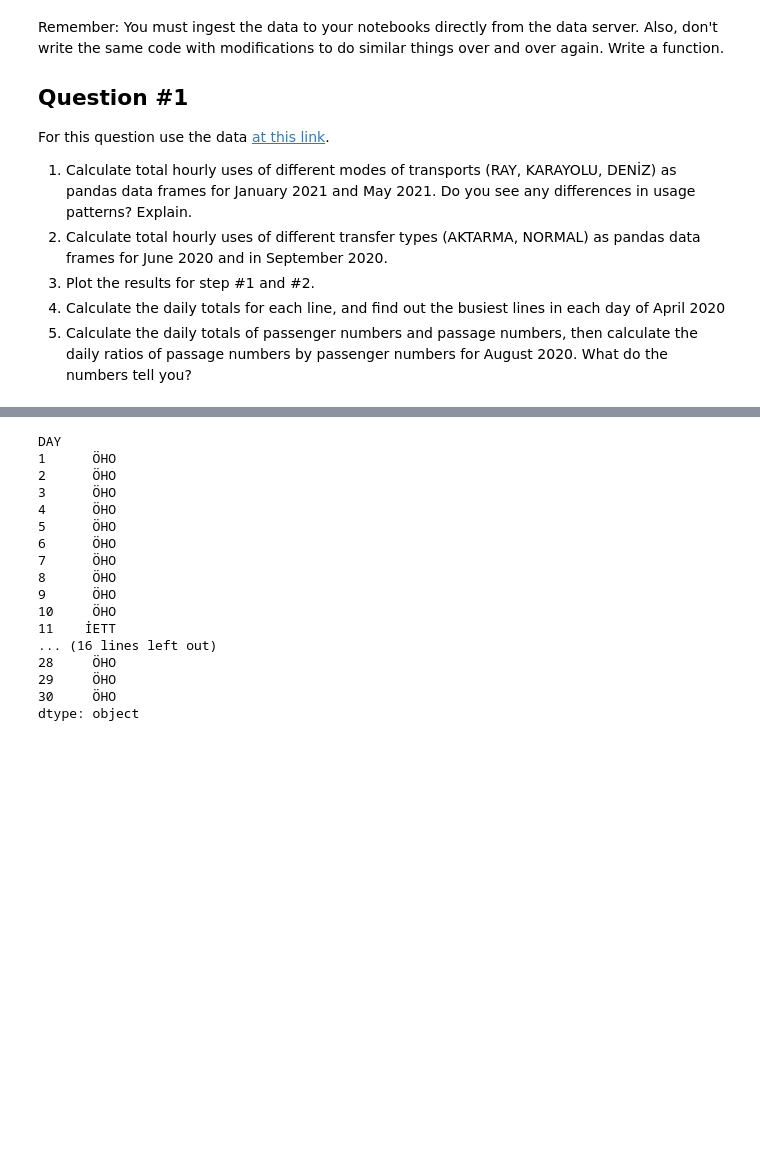
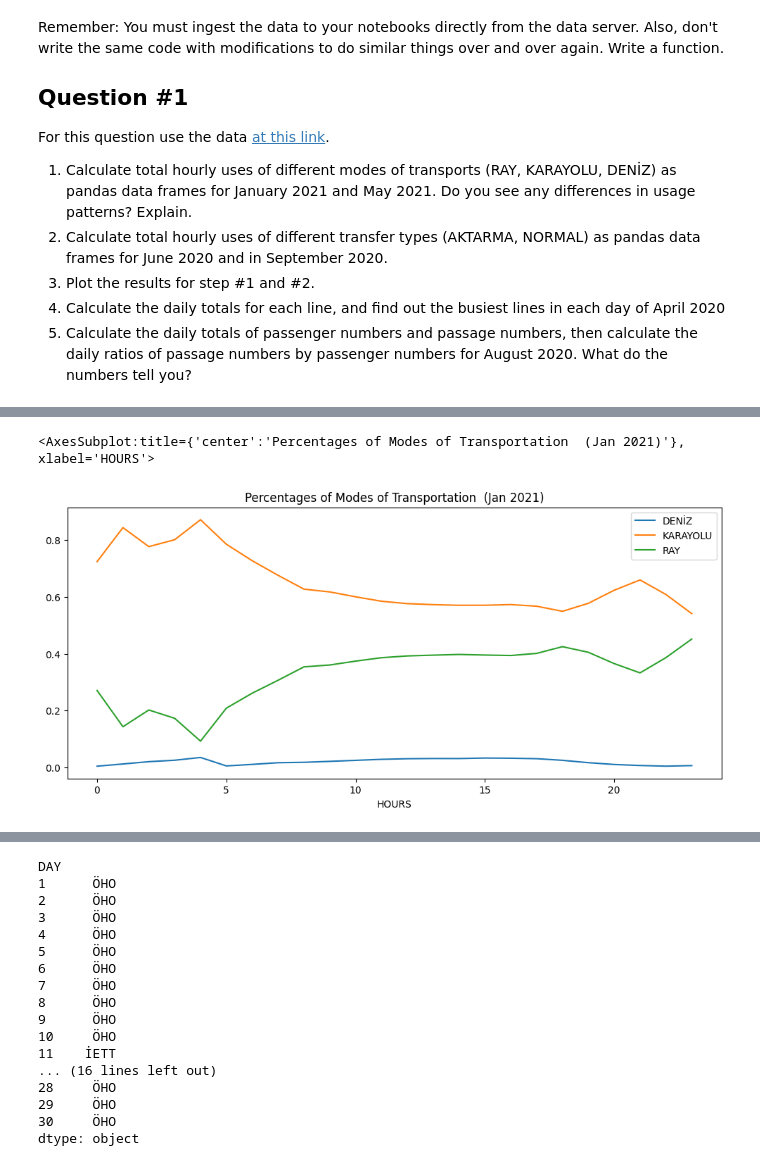
Before and after one commit to kaygun/2022-Fall-381E, a Jupyter notebook: HW1.ipynb, the cells around one changed output, grey strips where cells are left out. Saved outputs shown, nothing was run; the diff lists cells and outputs as text; code cells hidden in the pictures; blank space fills up the shorter version.

```diff
--- a/HW1.ipynb
+++ b/HW1.ipynb
@@ -53,0 +49,5 @@ may21.plot(figsize=(12,4))
+# %%
+jan21.div(jan21.sum(axis=1),axis=0).plot(figsize=(12,5),title='Percentages of Modes of Transportation  (Jan 2021)')
+# %% [output]
+<AxesSubplot:title={'center':'Percentages of Modes of Transportation  (Jan 2021)'}, xlabel='HOURS'>
+[figure, added]
```
Also changed, not shown: parts of 11 cells of this notebook, 7 other files.
